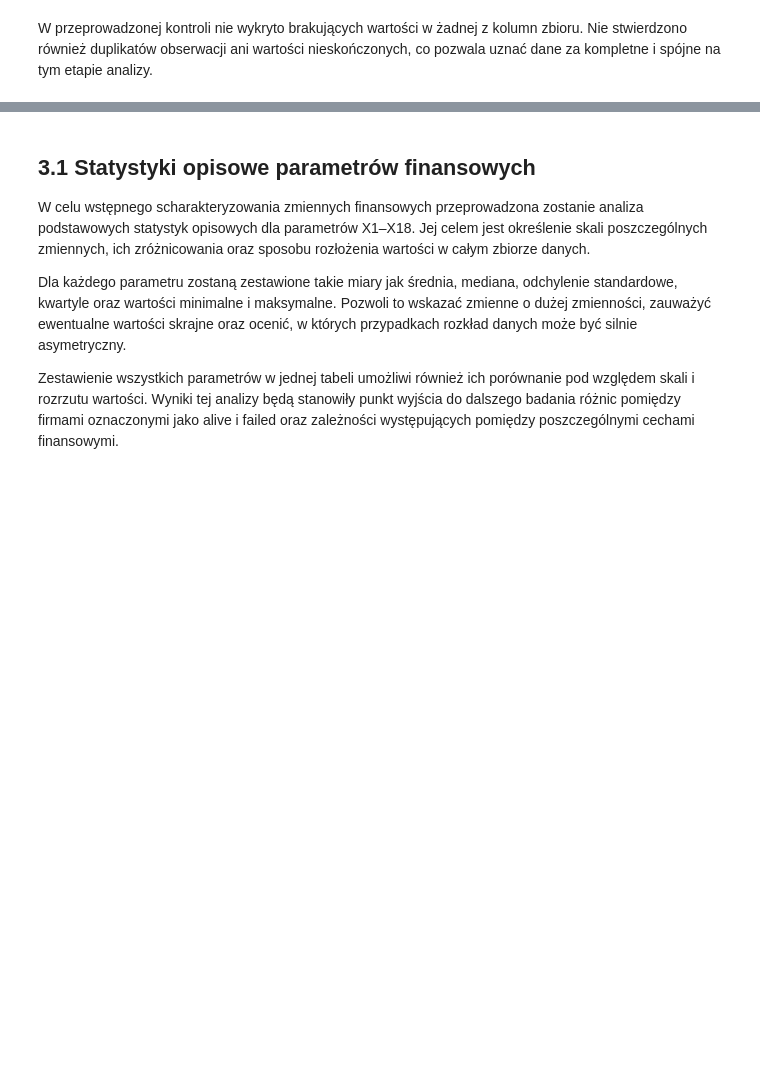
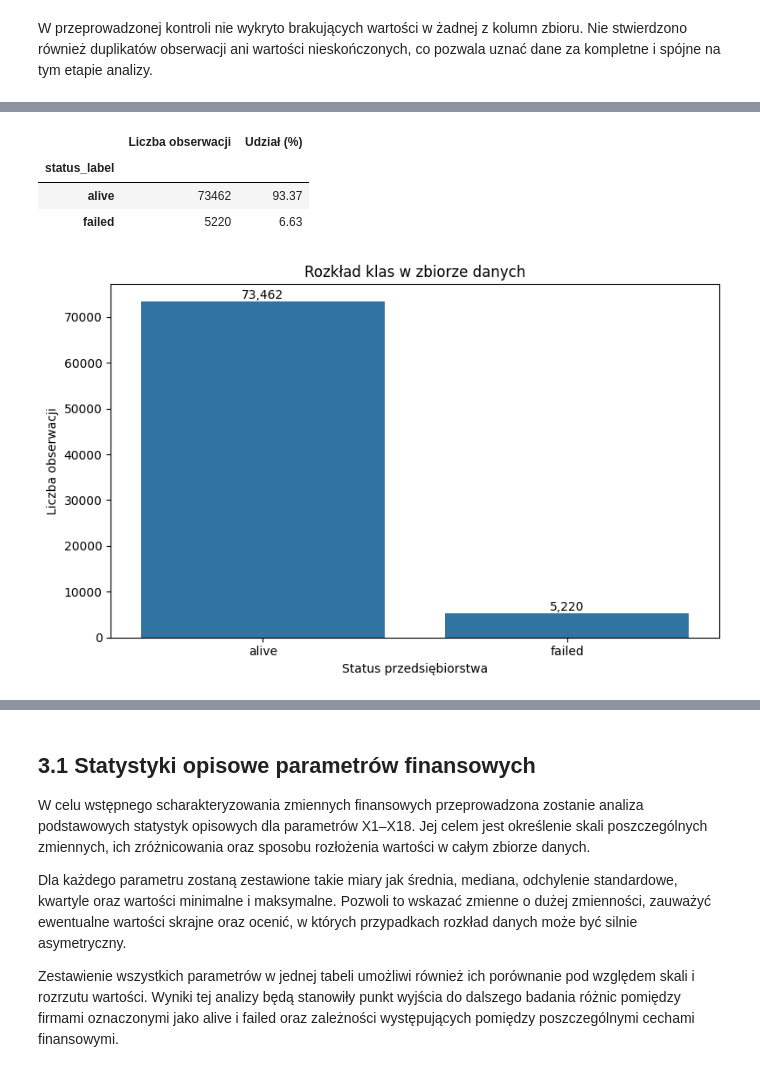
Before and after one commit to marczyz/Projekt_inzynierski-main, a Jupyter notebook: Projekt_inzynierski-main/projekt.ipynb, the cells around one changed output, grey strips where cells are left out. Drawn from its saved outputs; the diff is of its cells as text; code cells hidden in the pictures; blank space fills up the shorter version.

```diff
--- a/Projekt_inzynierski-main/projekt.ipynb
+++ b/Projekt_inzynierski-main/projekt.ipynb
@@ -100,0 +107,36 @@ Następnie przeanalizowane zostaną zależności pomiędzy parametrami finansowy
+# %%
+liczebnosci = df["status_label"].value_counts()
+procenty = df["status_label"].value_counts(normalize=True) * 100
+
+display(pd.DataFrame({
+    "Liczba obserwacji": liczebnosci,
+    "Udział (%)": procenty.round(2)
+}))
+
+plt.figure(figsize=(8, 5))
+
+ax = sns.countplot(
+    data=df,
+    x="status_label",
+    order=["alive", "failed"]
+)
+
+for p in ax.patches:
+    ax.annotate(
+        f"{int(p.get_height()):,}",
+        (p.get_x() + p.get_width()/2, p.get_height()),
+        ha="center",
+        va="bottom"
+    )
+
+plt.title("Rozkład klas w zbiorze danych")
+plt.xlabel("Status przedsiębiorstwa")
+plt.ylabel("Liczba obserwacji")
+plt.tight_layout()
+plt.show()
+# %% [output]
+|  | Liczba obserwacji | Udział (%) |
+| status_label |  |  |
+| alive | 73462 | 93.37 |
+| failed | 5220 | 6.63 |
+[figure, added]
```
Also changed, not shown: parts of 16 cells of this notebook.
